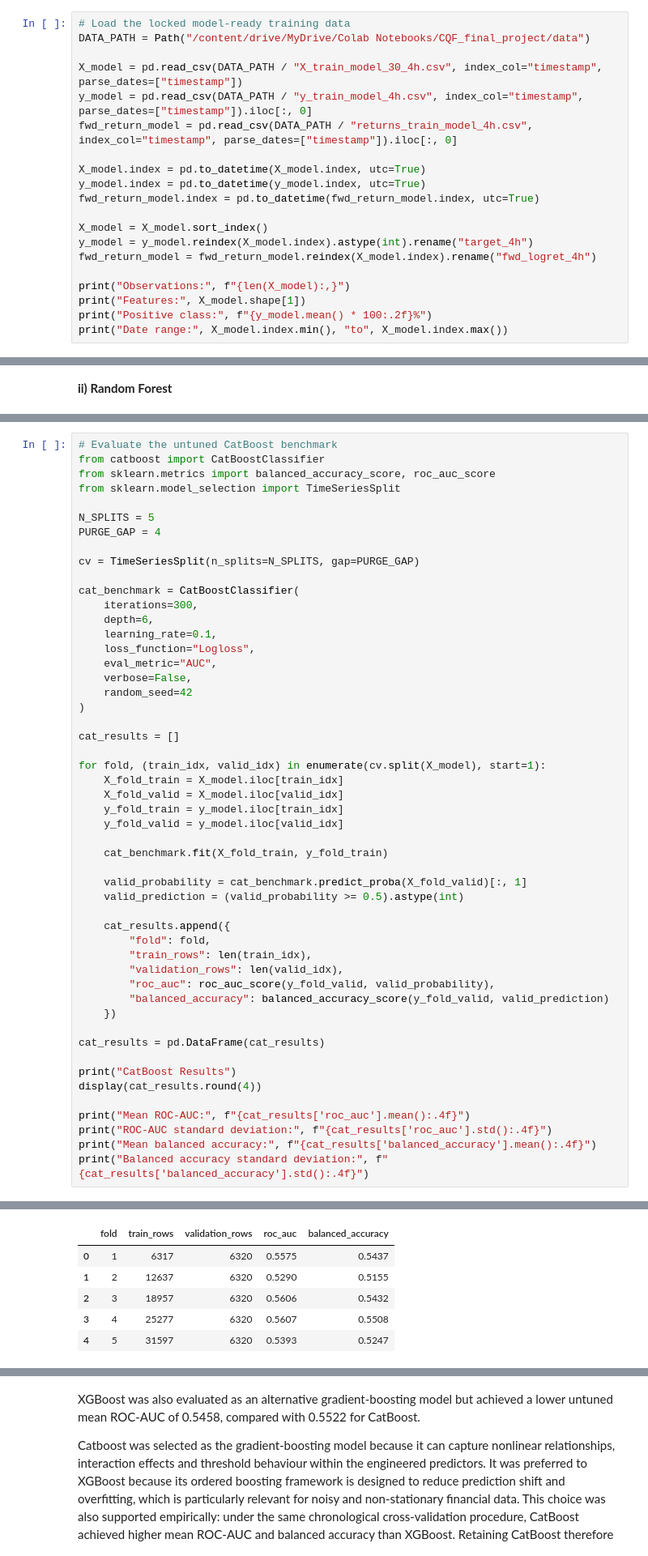
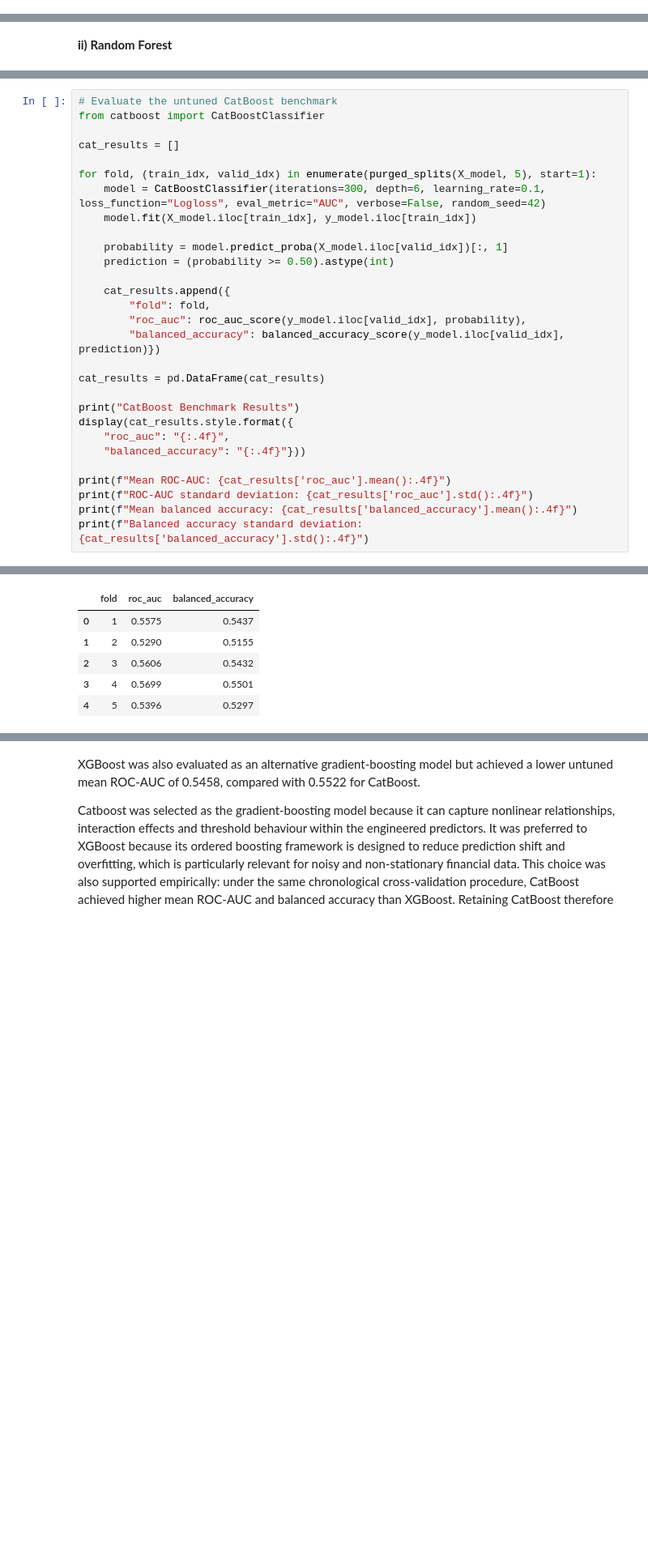
Before and after one commit to jade-lam/CQF, a Jupyter notebook: CQF_Final_Project.ipynb, the cells around one changed output, grey strips where cells are left out. Shown at 81% size. Cells and saved outputs as stored; diff of their text form; blank space fills up the shorter version.

```diff
--- a/CQF_Final_Project.ipynb
+++ b/CQF_Final_Project.ipynb
@@ -4267,20 +4273,0 @@ The benchmark results, fold stability and prediction disagreement are subsequent
-# %%
-# Load the locked model-ready training data
-DATA_PATH = Path("/content/drive/MyDrive/Colab Notebooks/CQF_final_project/data")
-
-X_model = pd.read_csv(DATA_PATH / "X_train_model_30_4h.csv", index_col="timestamp", parse_dates=["timestamp"])
-y_model = pd.read_csv(DATA_PATH / "y_train_model_4h.csv", index_col="timestamp", parse_dates=["timestamp"]).iloc[:, 0]
-fwd_return_model = pd.read_csv(DATA_PATH / "returns_train_model_4h.csv", index_col="timestamp", parse_dates=["timestamp"]).iloc[:, 0]
-
-X_model.index = pd.to_datetime(X_model.index, utc=True)
-y_model.index = pd.to_datetime(y_model.index, utc=True)
-fwd_return_model.index = pd.to_datetime(fwd_return_model.index, utc=True)
-
-X_model = X_model.sort_index()
-y_model = y_model.reindex(X_model.index).astype(int).rename("target_4h")
-fwd_return_model = fwd_return_model.reindex(X_model.index).rename("fwd_logret_4h")
-
-print("Observations:", f"{len(X_model):,}")
-print("Features:", X_model.shape[1])
-print("Positive class:", f"{y_model.mean() * 100:.2f}%")
-print("Date range:", X_model.index.min(), "to", X_model.index.max())
@@ -4513,52 +4437,30 @@ Balanced accuracy standard deviation: 0.0053
 # %%
 # Evaluate the untuned CatBoost benchmark
 from catboost import CatBoostClassifier
-from sklearn.metrics import balanced_accuracy_score, roc_auc_score
-from sklearn.model_selection import TimeSeriesSplit
-
-N_SPLITS = 5
-PURGE_GAP = 4
-
-cv = TimeSeriesSplit(n_splits=N_SPLITS, gap=PURGE_GAP)
-
-cat_benchmark = CatBoostClassifier(
-    iterations=300,
-    depth=6,
-    learning_rate=0.1,
-    loss_function="Logloss",
-    eval_metric="AUC",
-    verbose=False,
-    random_seed=42
-)
 
 cat_results = []
 
-for fold, (train_idx, valid_idx) in enumerate(cv.split(X_model), start=1):
-    X_fold_train = X_model.iloc[train_idx]
-    X_fold_valid = X_model.iloc[valid_idx]
-    y_fold_train = y_model.iloc[train_idx]
-    y_fold_valid = y_model.iloc[valid_idx]
+for fold, (train_idx, valid_idx) in enumerate(purged_splits(X_model, 5), start=1):
+    model = CatBoostClassifier(iterations=300, depth=6, learning_rate=0.1, loss_function="Logloss", eval_metric="AUC", verbose=False, random_seed=42)
+    model.fit(X_model.iloc[train_idx], y_model.iloc[train_idx])
 
-    cat_benchmark.fit(X_fold_train, y_fold_train)
-
-    valid_probability = cat_benchmark.predict_proba(X_fold_valid)[:, 1]
-    valid_prediction = (valid_probability >= 0.5).astype(int)
+    probability = model.predict_proba(X_model.iloc[valid_idx])[:, 1]
+    prediction = (probability >= 0.50).astype(int)
 
     cat_results.append({
         "fold": fold,
-        "train_rows": len(train_idx),
-        "validation_rows": len(valid_idx),
-        "roc_auc": roc_auc_score(y_fold_valid, valid_probability),
-        "balanced_accuracy": balanced_accuracy_score(y_fold_valid, valid_prediction)
-    })
+        "roc_auc": roc_auc_score(y_model.iloc[valid_idx], probability),
+        "balanced_accuracy": balanced_accuracy_score(y_model.iloc[valid_idx], prediction)})
 
 cat_results = pd.DataFrame(cat_results)
 
-print("CatBoost Results")
-display(cat_results.round(4))
+print("CatBoost Benchmark Results")
+display(cat_results.style.format({
+    "roc_auc": "{:.4f}",
+    "balanced_accuracy": "{:.4f}"}))
 
-print("Mean ROC-AUC:", f"{cat_results['roc_auc'].mean():.4f}")
-print("ROC-AUC standard deviation:", f"{cat_results['roc_auc'].std():.4f}")
-print("Mean balanced accuracy:", f"{cat_results['balanced_accuracy'].mean():.4f}")
-print("Balanced accuracy standard deviation:", f"{cat_results['balanced_accuracy'].std():.4f}")
+print(f"Mean ROC-AUC: {cat_results['roc_auc'].mean():.4f}")
+print(f"ROC-AUC standard deviation: {cat_results['roc_auc'].std():.4f}")
+print(f"Mean balanced accuracy: {cat_results['balanced_accuracy'].mean():.4f}")
+print(f"Balanced accuracy standard deviation: {cat_results['balanced_accuracy'].std():.4f}")
 # %% [output]
@@ -4566,6 +4468,6 @@ CatBoost Results
-|  | fold | train_rows | validation_rows | roc_auc | balanced_accuracy |
-| 0 | 1 | 6317 | 6320 | 0.5575 | 0.5437 |
-| 1 | 2 | 12637 | 6320 | 0.5290 | 0.5155 |
-| 2 | 3 | 18957 | 6320 | 0.5606 | 0.5432 |
-| 3 | 4 | 25277 | 6320 | 0.5607 | 0.5508 |
-| 4 | 5 | 31597 | 6320 | 0.5393 | 0.5247 |
+|  | fold | roc_auc | balanced_accuracy |
+| 0 | 1 | 0.5575 | 0.5437 |
+| 1 | 2 | 0.5290 | 0.5155 |
+| 2 | 3 | 0.5606 | 0.5432 |
+| 3 | 4 | 0.5699 | 0.5501 |
+| 4 | 5 | 0.5396 | 0.5297 |
```
Also changed, not shown: parts of 45 cells of this notebook.
